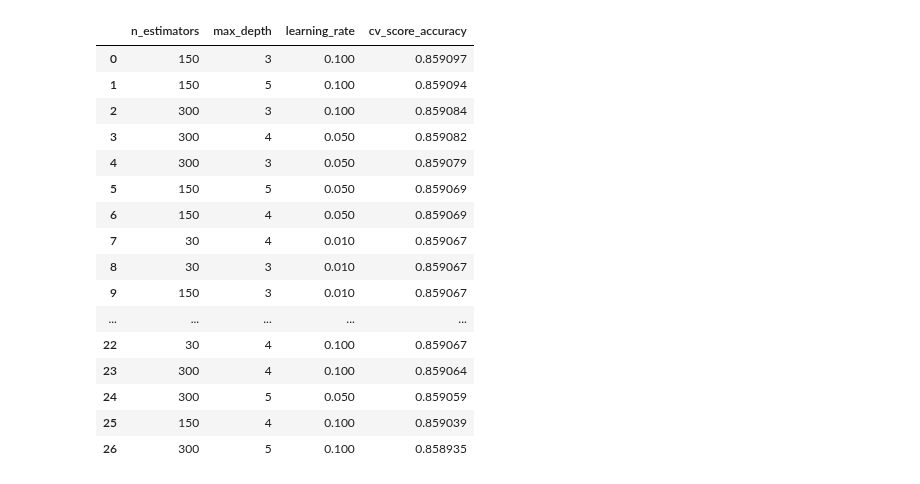
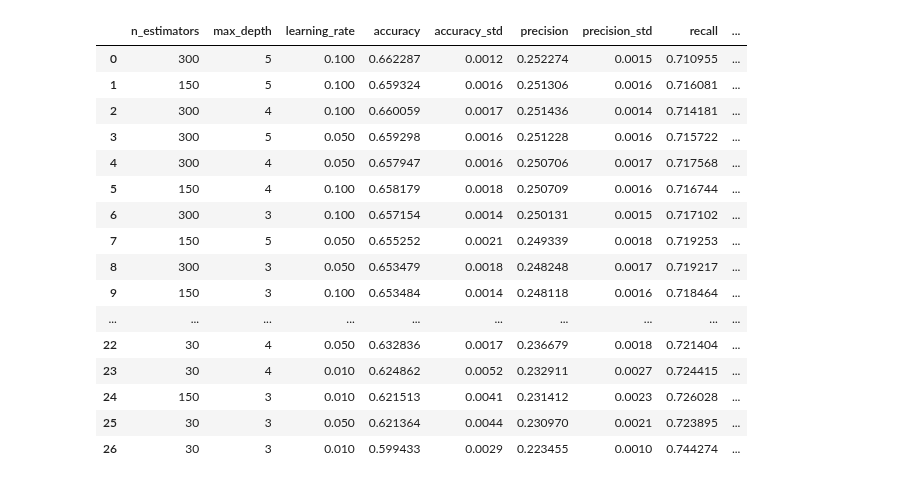
Before and after one commit to Break-Through-Tech/Healthcare-1E-predicting-organ-transplant-waitlist-outcomes-and-optimizing-allocation, a Jupyter notebook: notebooks/baseline-models/tree_ensembles.ipynb, the cells around one changed output. Drawn from its saved outputs; the diff is of its cells as text; code cells hidden in the pictures.

Commit message:
complete basic model training and evaluation

```diff
--- a/notebooks/baseline-models/tree_ensembles.ipynb
+++ b/notebooks/baseline-models/tree_ensembles.ipynb
@@ -38,7 +64,12 @@ X_train, X_test, y_train, y_test = train_test_split(
 # %%
-# Model setup
+# XGBoost model setup
+
+scale_pos_weight = (
+    (y_train == 0).sum() / (y_train == 1).sum()
+)
 
 xgb_model = XGBClassifier(
+    scale_pos_weight=scale_pos_weight,
     subsample=0.8,
     colsample_bytree=0.8,
     random_state=42,
@@ -53,11 +84,13 @@ xgboost_param_grid = {
 }
 
 xgboost_grid = GridSearchCV(
-    estimator=xgb_model,
-    param_grid=xgboost_param_grid,
-    scoring="accuracy",
+    xgb_model,
+    xgboost_param_grid,
+    scoring=scoring,
+    refit="f1",
     cv=5,
-    verbose=3,
+    n_jobs=1,
+    verbose=3
 )
 # %%
 # RF Model setup
@@ -158,52 +204,83 @@ GridSearchCV(cv=5, estimator=RandomForestClassifier(n_jobs=8, random_state=42),
 # %%
 # Show XGBoost results
 
 xgb_results = pd.DataFrame(xgboost_grid.cv_results_)
 
 xgb_table = xgb_results[
     [
         "param_n_estimators",
         "param_max_depth",
         "param_learning_rate",
-        "mean_test_score",
+        "mean_test_accuracy",
+        "std_test_accuracy",
+        "mean_test_precision",
+        "std_test_precision",
+        "mean_test_recall",
+        "std_test_recall",
+        "mean_test_f1",
+        "std_test_f1",
+        "mean_test_roc_auc",
+        "std_test_roc_auc",
     ]
 ].copy()
 
 xgb_table = xgb_table.rename(columns={
     "param_n_estimators": "n_estimators",
     "param_max_depth": "max_depth",
     "param_learning_rate": "learning_rate",
-    "mean_test_score": "cv_score_accuracy",
+
+    "mean_test_accuracy": "accuracy",
+    "std_test_accuracy": "accuracy_std",
+
+    "mean_test_precision": "precision",
+    "std_test_precision": "precision_std",
+
+    "mean_test_recall": "recall",
+    "std_test_recall": "recall_std",
+
+    "mean_test_f1": "f1",
+    "std_test_f1": "f1_std",
+
+    "mean_test_roc_auc": "roc_auc",
+    "std_test_roc_auc": "roc_auc_std",
 })
 
 xgb_table = xgb_table.sort_values(
-    "cv_score_accuracy",
+    "f1",
     ascending=False
 ).reset_index(drop=True)
 
 display(
     xgb_table.style.format({
         "learning_rate": "{:.3f}",
-        "cv_score_accuracy": "{:.6f}",
-        "score_std": "{:.4f}",
+        "accuracy": "{:.6f}",
+        "accuracy_std": "{:.4f}",
+        "precision": "{:.6f}",
+        "precision_std": "{:.4f}",
+        "recall": "{:.6f}",
+        "recall_std": "{:.4f}",
+        "f1": "{:.6f}",
+        "f1_std": "{:.4f}",
+        "roc_auc": "{:.6f}",
+        "roc_auc_std": "{:.4f}",
     })
 )
 # %% [output]
-|  | n_estimators | max_depth | learning_rate | cv_score_accuracy |
-| 0 | 150 | 3 | 0.100 | 0.859097 |
-| 1 | 150 | 5 | 0.100 | 0.859094 |
-| 2 | 300 | 3 | 0.100 | 0.859084 |
-| 3 | 300 | 4 | 0.050 | 0.859082 |
-| 4 | 300 | 3 | 0.050 | 0.859079 |
-| 5 | 150 | 5 | 0.050 | 0.859069 |
-| 6 | 150 | 4 | 0.050 | 0.859069 |
-| 7 | 30 | 4 | 0.010 | 0.859067 |
-| 8 | 30 | 3 | 0.010 | 0.859067 |
-| 9 | 150 | 3 | 0.010 | 0.859067 |
-| ... | ... | ... | ... | ... |
-| 22 | 30 | 4 | 0.100 | 0.859067 |
-| 23 | 300 | 4 | 0.100 | 0.859064 |
-| 24 | 300 | 5 | 0.050 | 0.859059 |
-| 25 | 150 | 4 | 0.100 | 0.859039 |
-| 26 | 300 | 5 | 0.100 | 0.858935 |
+|  | n_estimators | max_depth | learning_rate | accuracy | accuracy_std | precision | precision_std | recall | ... |
+| 0 | 300 | 5 | 0.100 | 0.662287 | 0.0012 | 0.252274 | 0.0015 | 0.710955 | ... |
+| 1 | 150 | 5 | 0.100 | 0.659324 | 0.0016 | 0.251306 | 0.0016 | 0.716081 | ... |
+| 2 | 300 | 4 | 0.100 | 0.660059 | 0.0017 | 0.251436 | 0.0014 | 0.714181 | ... |
+| 3 | 300 | 5 | 0.050 | 0.659298 | 0.0016 | 0.251228 | 0.0016 | 0.715722 | ... |
+| 4 | 300 | 4 | 0.050 | 0.657947 | 0.0016 | 0.250706 | 0.0017 | 0.717568 | ... |
+| 5 | 150 | 4 | 0.100 | 0.658179 | 0.0018 | 0.250709 | 0.0016 | 0.716744 | ... |
+| 6 | 300 | 3 | 0.100 | 0.657154 | 0.0014 | 0.250131 | 0.0015 | 0.717102 | ... |
+| 7 | 150 | 5 | 0.050 | 0.655252 | 0.0021 | 0.249339 | 0.0018 | 0.719253 | ... |
+| 8 | 300 | 3 | 0.050 | 0.653479 | 0.0018 | 0.248248 | 0.0017 | 0.719217 | ... |
+| 9 | 150 | 3 | 0.100 | 0.653484 | 0.0014 | 0.248118 | 0.0016 | 0.718464 | ... |
+| ... | ... | ... | ... | ... | ... | ... | ... | ... | ... |
+| 22 | 30 | 4 | 0.050 | 0.632836 | 0.0017 | 0.236679 | 0.0018 | 0.721404 | ... |
+| 23 | 30 | 4 | 0.010 | 0.624862 | 0.0052 | 0.232911 | 0.0027 | 0.724415 | ... |
+| 24 | 150 | 3 | 0.010 | 0.621513 | 0.0041 | 0.231412 | 0.0023 | 0.726028 | ... |
+| 25 | 30 | 3 | 0.050 | 0.621364 | 0.0044 | 0.230970 | 0.0021 | 0.723895 | ... |
+| 26 | 30 | 3 | 0.010 | 0.599433 | 0.0029 | 0.223455 | 0.0010 | 0.744274 | ... |
 # %%
```
Also changed, not shown: parts of 8 cells of this notebook, 1 other file.
